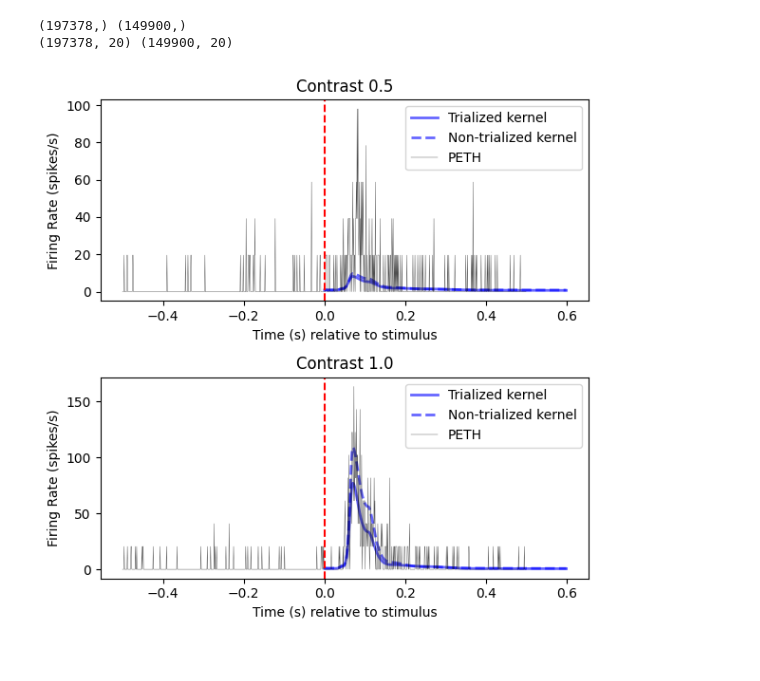
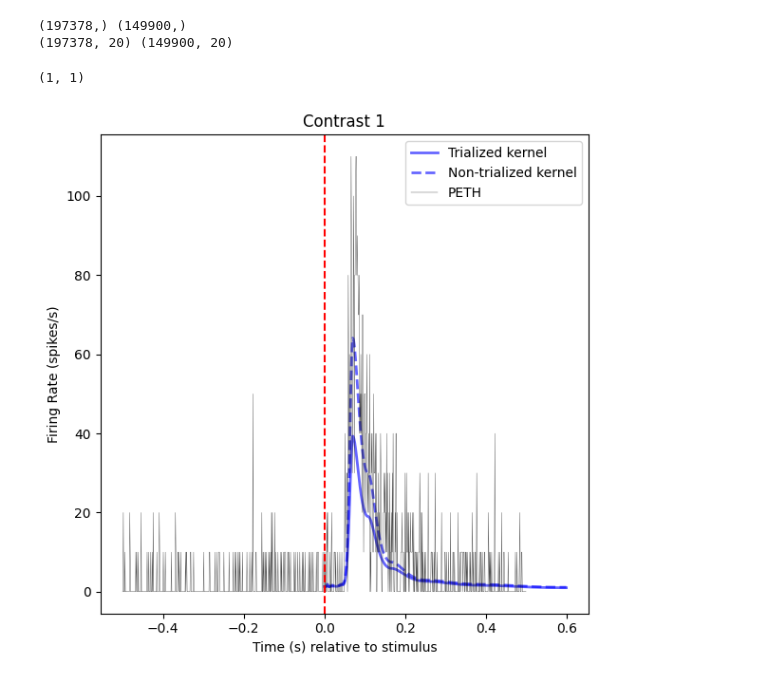
Before and after one commit to mdmelin/DAMN, a Jupyter notebook: examples/1_build_design_matrix.ipynb, the cells around one changed output. Drawn from its saved outputs; the diff is of its cells as text; code cells hidden in the pictures.

```diff
--- a/examples/1_build_design_matrix.ipynb
+++ b/examples/1_build_design_matrix.ipynb
@@ -11,7 +11,7 @@ np.random.seed(42)
 # simulate some data for stimulus times, contrasts, and a continuous wheel trace
 nstims = 100
 len_time = 200 # total time in seconds
-stim_vals = [0.5, 1.0]
+stim_vals = [1,]
 
 stim_times = np.random.uniform(0, len_time, nstims) # random stimulus times
 stim_contrasts = np.random.choice(stim_vals, size=nstims) # Random contrasts for each stimulus
@@ -235,36 +235,40 @@ mdl_non_trialized.fit(non_trialized_dmat.X, Y_non_trialized)
 weights_non_trialized, bias_non_trialized = mdl_non_trialized.coef_[:,None], mdl_non_trialized.intercept_
 
 non_trialized_dmat.set_coefficients(weights_non_trialized,)
+# %%
+axs.shape
+# %% [output]
+(1, 1)
 # %%
 # replot the peth
 #plt.bar(bins[:-1], peth, width=BINWIDTH_S, color='gray', edgecolor='black')
-fig, axs = plt.subplots(len(stim_vals), 1, figsize=(6,6))
+fig, axs = plt.subplots(len(stim_vals), 1, figsize=(6,6), squeeze=False)
 # plot the kernels and PETHs for different stimulus values
 for i,stim in enumerate(stim_vals):
     # plot the kernels
     stim_kernel_trialized, kernel_time = trialized_dmat.stimulus.reconstruct_kernel()
     stim_kernel_non_trialized, kernel_time_non_trialized = non_trialized_dmat.stimulus.reconstruct_kernel()
     stim_kernel_trialized = np.exp(stim_kernel_trialized * stim + bias) # scale by stimulus value and add bias/exp to get firing rate
     stim_kernel_non_trialized = np.exp(stim_kernel_non_trialized * stim + bias)
-    axs[i].plot(kernel_time, stim_kernel_trialized / BINWIDTH_S, label=f'Trialized kernel', linewidth=2, color='blue',alpha=.6)
-    axs[i].plot(kernel_time_non_trialized, stim_kernel_non_trialized / BINWIDTH_S, label='Non-trialized kernel', linewidth=2, color='blue', linestyle='--', alpha=.6)
+    axs[i,0].plot(kernel_time, stim_kernel_trialized / BINWIDTH_S, label=f'Trialized kernel', linewidth=2, color='blue',alpha=.6)
+    axs[i,0].plot(kernel_time_non_trialized, stim_kernel_non_trialized / BINWIDTH_S, label='Non-trialized kernel', linewidth=2, color='blue', linestyle='--', alpha=.6)
 
     # plot the peth only for those contrasts
     contrast_mask = stim_contrasts == stim
     contrast_stim_times = stim_times[contrast_mask]
     contrast_peth = np.zeros(len(bins) - 1)
     for stim_time in contrast_stim_times:
         aligned_spikes = spike_times - stim_time
         counts, _ = np.histogram(aligned_spikes, bins=bins)
         contrast_peth += counts
     contrast_peth /= len(contrast_stim_times) # Normalize by number of stimuli
     contrast_spikes_per_sec = contrast_peth / BINWIDTH_S  # convert to firing rate (spikes/second)
-    axs[i].plot(bins[:-1], contrast_spikes_per_sec, color='black', alpha=0.7, label=f'PETH', linewidth=.3)
-    axs[i].set_xlabel('Time (s) relative to stimulus')
-    axs[i].set_ylabel('Firing Rate (spikes/s)')
-    axs[i].axvline(0, color='red', linestyle='--',)
-    axs[i].set_title(f'Contrast {stim}')
-    axs[i].legend()
+    axs[i,0].plot(bins[:-1], contrast_spikes_per_sec, color='black', alpha=0.7, label=f'PETH', linewidth=.3)
+    axs[i,0].set_xlabel('Time (s) relative to stimulus')
+    axs[i,0].set_ylabel('Firing Rate (spikes/s)')
+    axs[i,0].axvline(0, color='red', linestyle='--',)
+    axs[i,0].set_title(f'Contrast {stim}')
+    axs[i,0].legend()
 plt.tight_layout()
 # %% [output]
-[figure, old version]
+[figure, new version]
```
Also changed, not shown: parts of 4 cells of this notebook, 3 other files.
